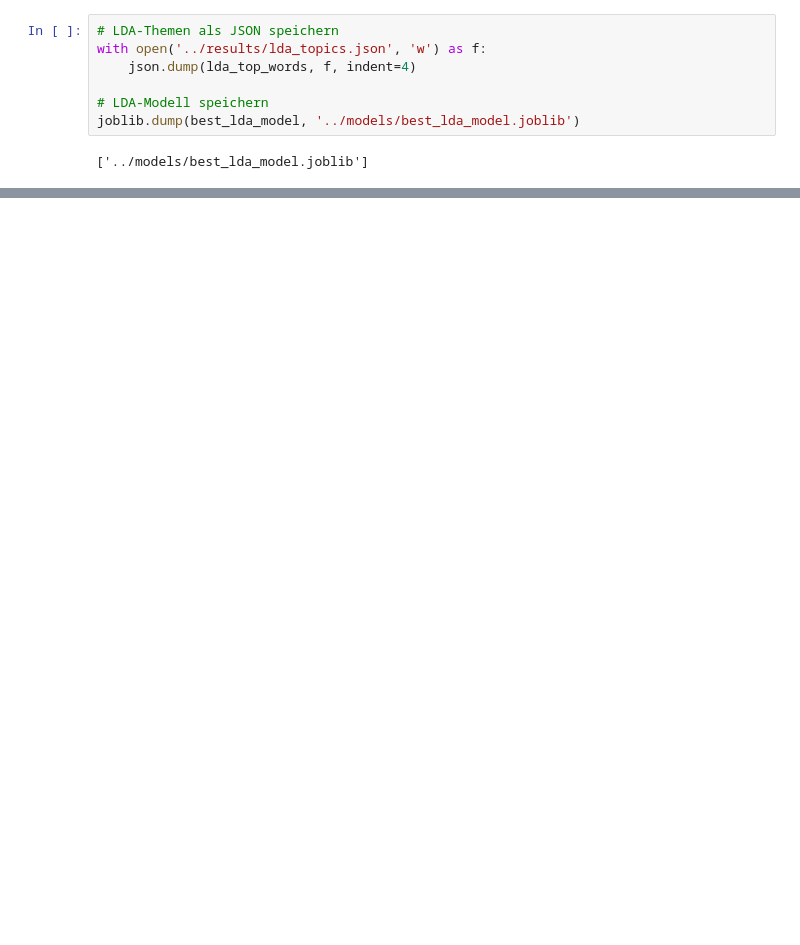
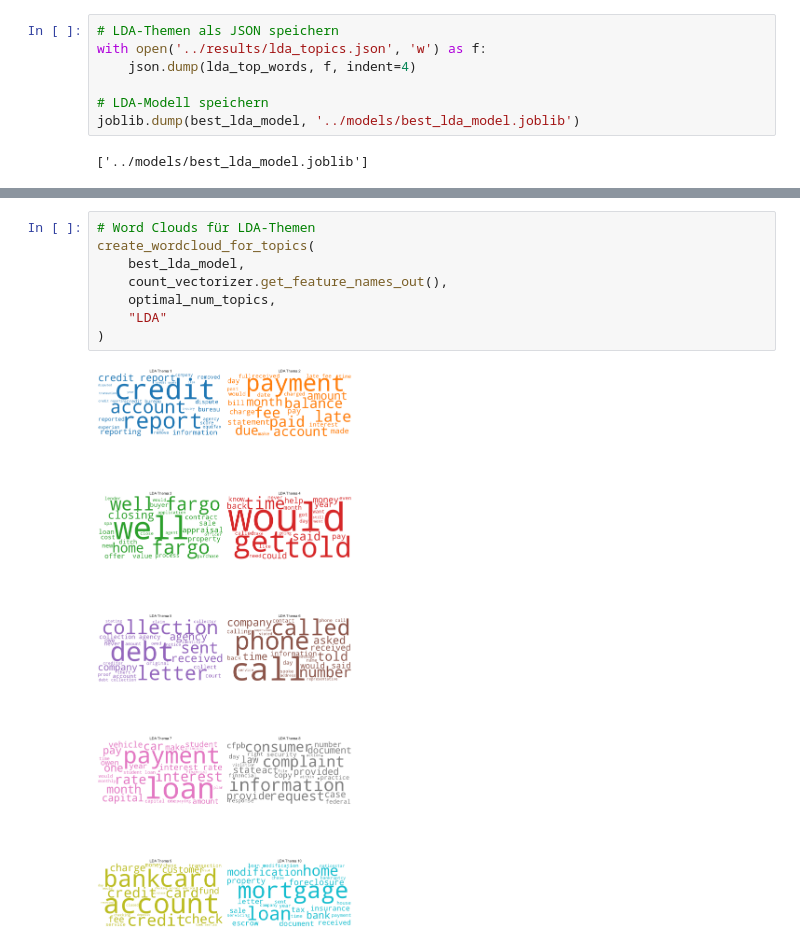
Before and after one commit to Para133791/NLP-Beschwerdeanalyse, a Jupyter notebook: notebooks/3. Themenextraktion.ipynb, the cells around one changed output, grey strips where cells are left out. Drawn from its saved outputs; the diff is of its cells as text; blank space fills up the shorter version.

Commit message:
viele kleine änderungen, etwas bereinigt, Wordcloud hinzugefügt, weiß nicht ob ich das schön finde

```diff
--- a/notebooks/3. Themenextraktion.ipynb
+++ b/notebooks/3. Themenextraktion.ipynb
@@ -276,0 +315,10 @@ plt.savefig('../results/lda_topics_barplot.png', dpi=300, bbox_inches='tight')
+# %%
+# Word Clouds für LDA-Themen
+create_wordcloud_for_topics(
+    best_lda_model,
+    count_vectorizer.get_feature_names_out(),
+    optimal_num_topics,
+    "LDA"
+)
+# %% [output]
+[figure, added]
```
Also changed, not shown: parts of 9 cells of this notebook, 9 other files.
